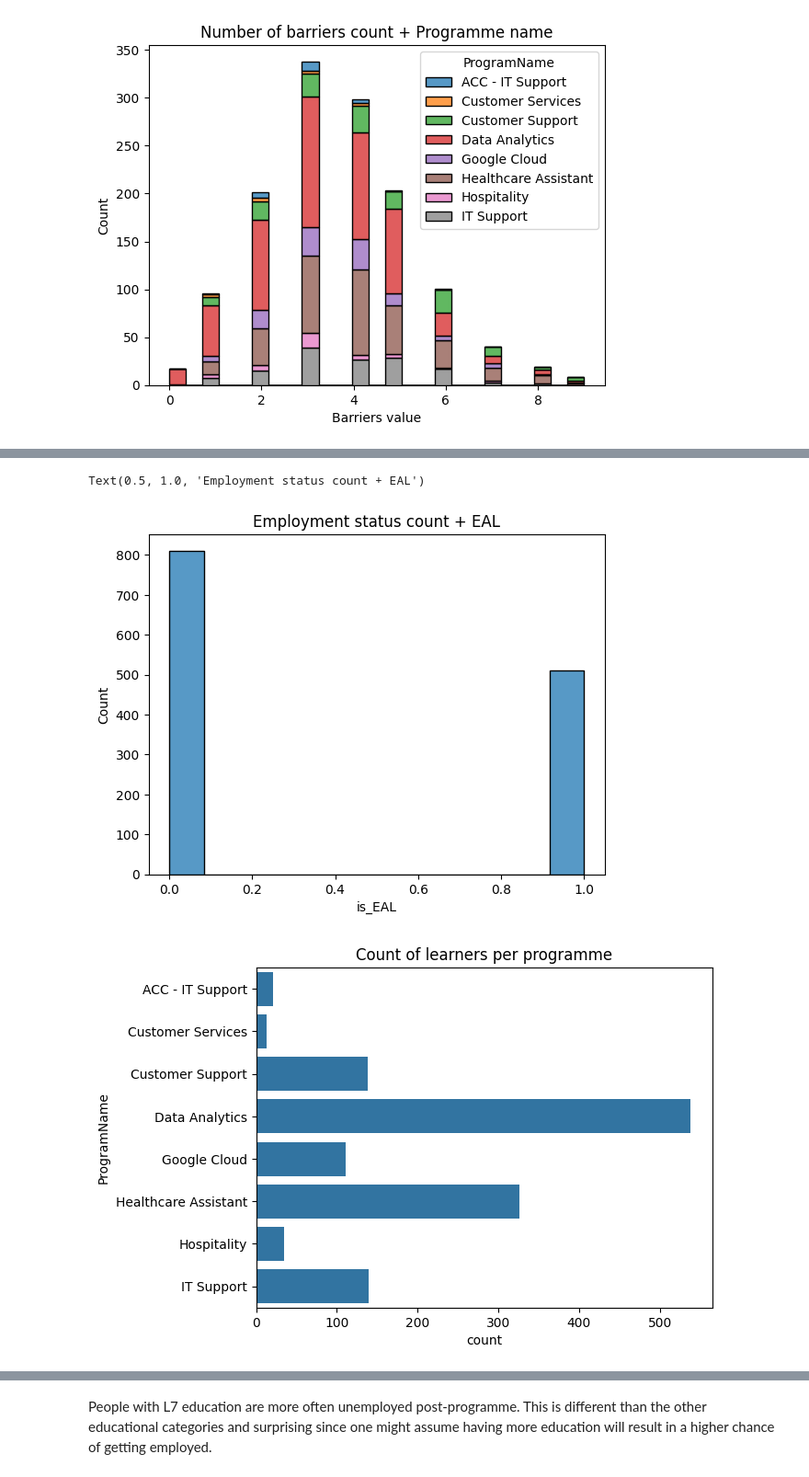
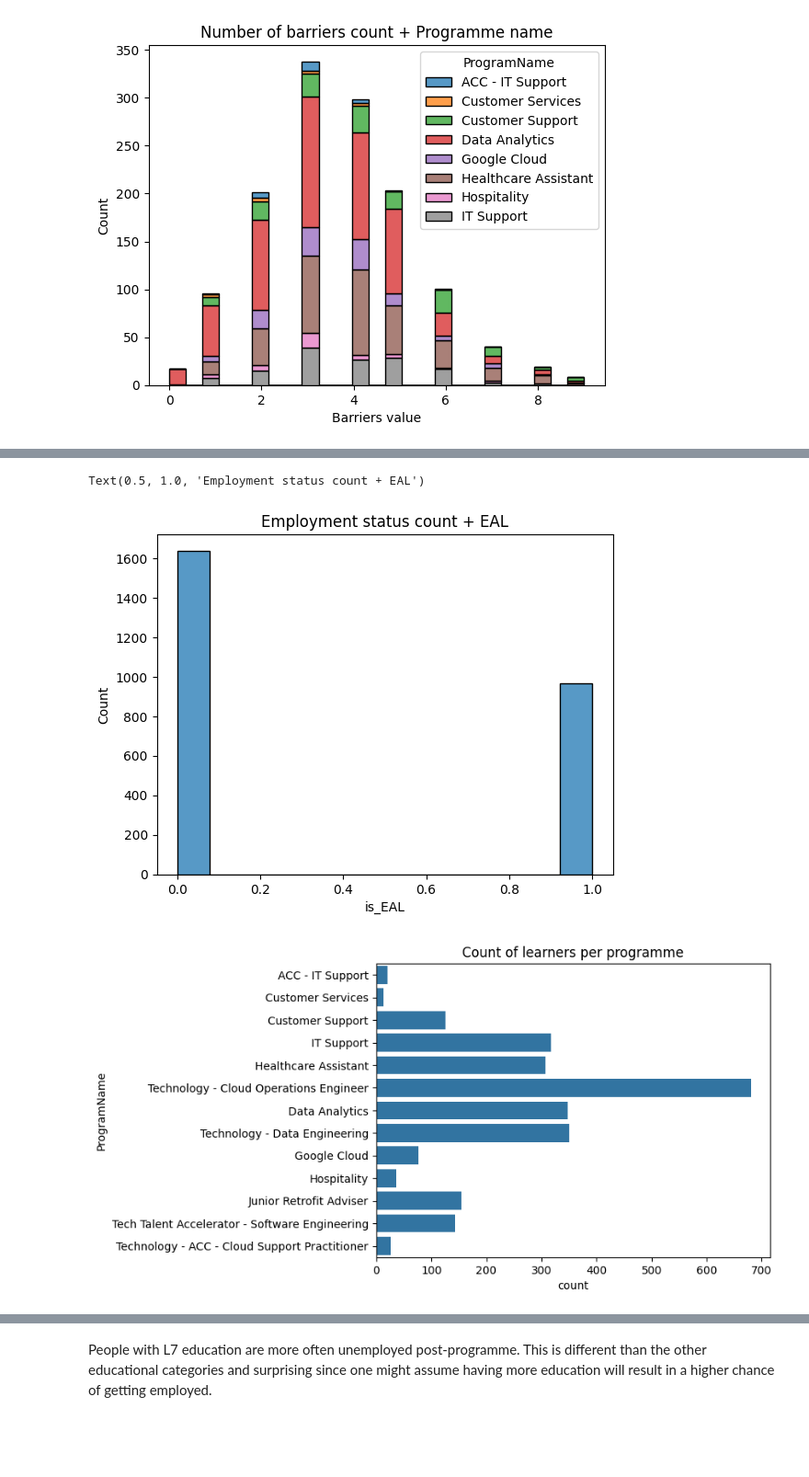
Before and after one commit to Meg-Guidry/Codeop_individul_project, a Jupyter notebook: initial_EDA.ipynb, the cells around one changed output, grey strips where cells are left out. Shown at 92% size. Saved outputs shown, nothing was run; the diff lists cells and outputs as text; code cells hidden in the pictures; blank space fills up the shorter version.

Commit message:
more initial figures were made

```diff
--- a/initial_EDA.ipynb
+++ b/initial_EDA.ipynb
@@ -13,0 +12,3 @@ gen_df= pd.read_csv("Gen_Data/GenData_ANONYMISED_Feb2024 - Export.csv")
+# %%
+PowerBI_df = pd.read_csv("Gen_Data/data_improved_including DE_AWS.csv")
+SF_df = pd.read_csv("Gen_Data/Grad_attendance_info.xls.csv")
@@ -13,0 +17,2 @@ gen_df= pd.read_csv("Gen_Data/GenData_ANONYMISED_Feb2024 - Export.csv")
+# %%
+SF_df.rename(columns={"Learner Name":"LearnerName"}, inplace=True)
@@ -13,0 +23,4 @@ gen_df= pd.read_csv("Gen_Data/GenData_ANONYMISED_Feb2024 - Export.csv")
+# %%
+# merged_df = PowerBI_df.join(SF_df, on="LearnerName")
+
+gen_df = pd.merge(PowerBI_df, SF_df, left_on='LearnerName', right_on='LearnerName')
@@ -216,15 +226,15 @@ Text(0.5, 1.0, 'Employment status count + EAL')
 # %%
-sns.histplot(data= gen_df_basic,
+sns.histplot(data= gen_df,
              x="is_EAL")
 
 plt.title("Employment status count + EAL")
 # %% [output]
 Text(0.5, 1.0, 'Employment status count + EAL')
-[figure, old version]
+[figure, new version]
 # %%
-sns.countplot(y=gen_df_basic["ProgramName"])
+sns.countplot(y=gen_df["ProgramName"])
 plt.title("Count of learners per programme")
 plt.show()
 # %% [output]
-[figure, old version]
+[figure, new version]
 # %%
```
Also changed, not shown: parts of 69 cells of this notebook.
